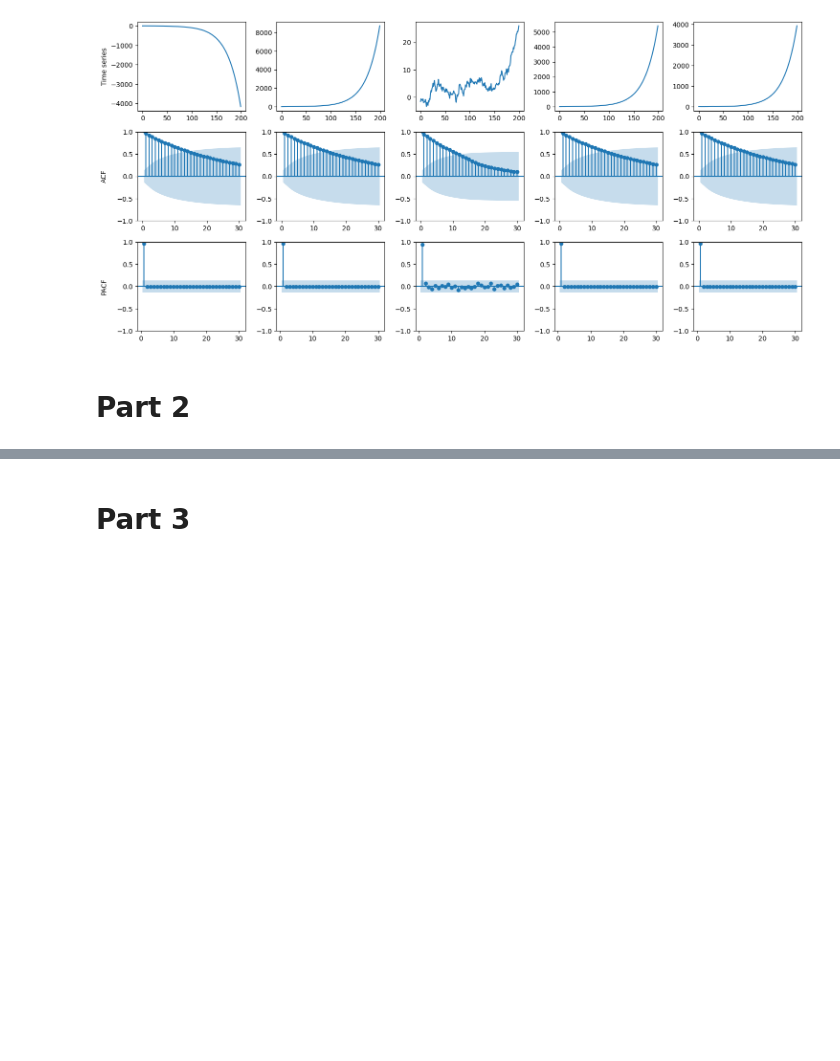
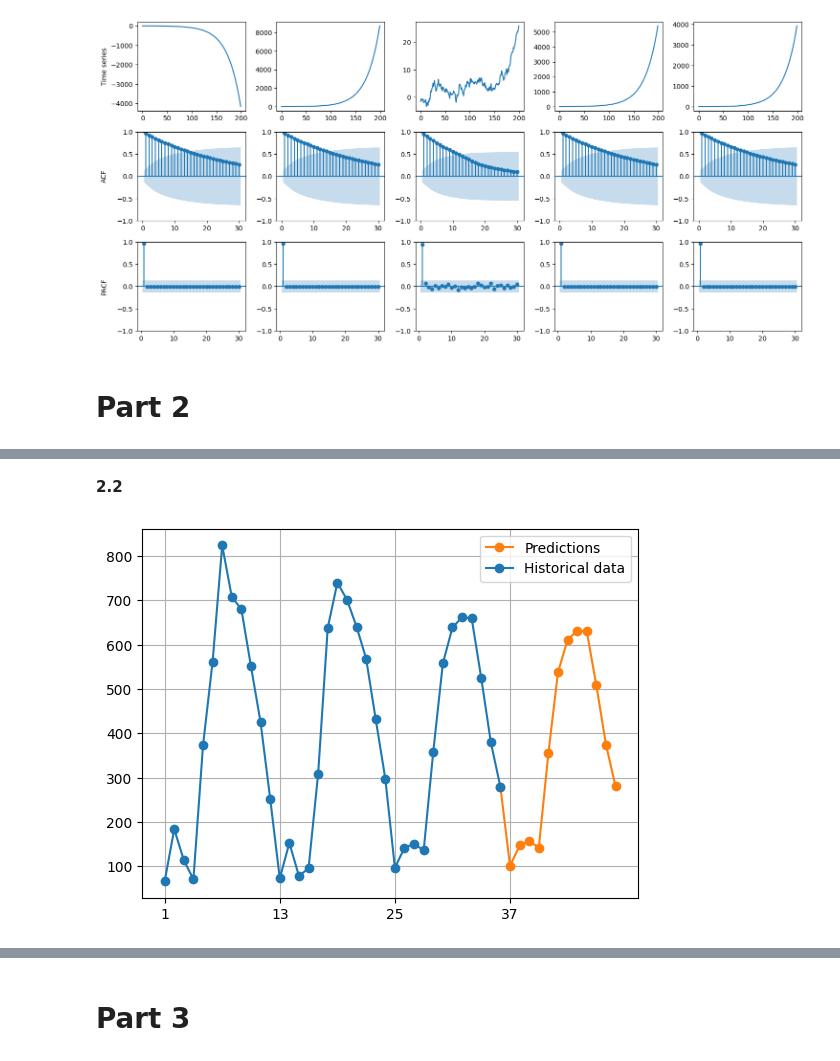
Before and after one commit to luca2618/Timeseries, a Jupyter notebook: assignment3/assignment3_emcken.ipynb, the cells around one changed output, grey strips where cells are left out. Cells and saved outputs as stored; diff of their text form; code cells hidden in the pictures; blank space fills up the shorter version.

```diff
--- a/assignment3/assignment3_emcken.ipynb
+++ b/assignment3/assignment3_emcken.ipynb
@@ -63 +63,6 @@ Y = df_solar["power"].values
+# %%
+Y = df_solar["power"].values
+
+tsf = lambda a : np.log(a) - 5.72
+invtsf = lambda a : np.exp(a + 5.72)
 # %%
@@ -81,0 +126,24 @@ plt.show()
+# %% [markdown]
+**2.2**
+# %%
+def AR_plant(Y_t, phi=-0.38, Phi=-0.94, sigma=0.22, n=None):
+
+    if n is None:
+        n = len(Y_t) + 12  # Forecast 12 months ahead
+
+    X = list(Y_t)
+
+    for t in range(len(Y_t), n):
+        X_t = -phi*X[t-1]-Phi*X[t-12]-phi*Phi*X[t-13]
+        X.append(X_t)
+
+    return np.array(X)
+
+plt.plot(np.arange(len(Y), len(Y)+13), invtsf(AR_plant(tsf(Y)))[-13:], marker='o', label="Predictions", color="tab:orange")
+plt.plot(np.arange(len(Y))+1, Y, label="Historical data", marker = 'o', color="tab:blue")
+plt.xticks(np.arange(1, 48, 12))
+plt.grid()
+plt.legend()
+plt.show()
+# %% [output]
+[figure, added]
```
Also changed, not shown: parts of 9 cells of this notebook.
